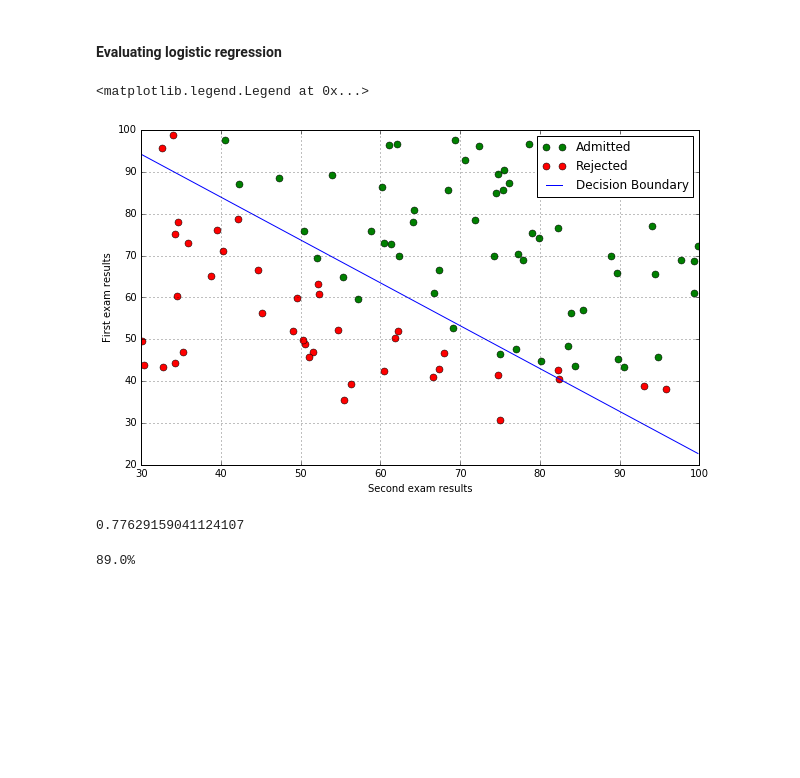
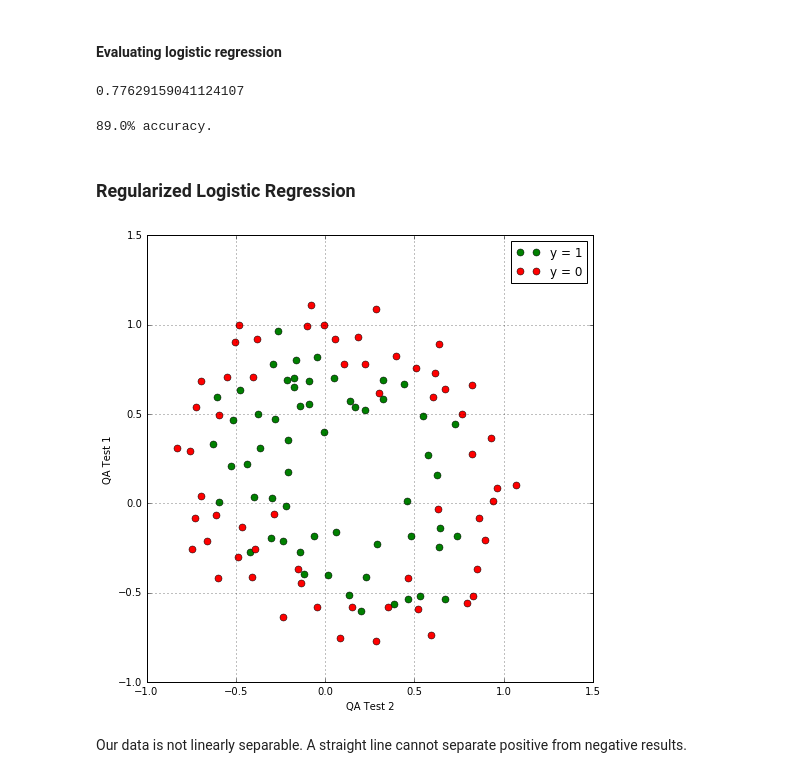
Before and after one commit to biroc/ml-coursera, a Jupyter notebook: Logistic Regression/ex2.ipynb, the cells around one changed output. Saved outputs shown, nothing was run; the diff lists cells and outputs as text; code cells hidden in the pictures; blank space fills up the shorter version.

Commit message:
regularized logistic regression

```diff
--- a/Logistic Regression/ex2.ipynb
+++ b/Logistic Regression/ex2.ipynb
@@ -97,14 +97,12 @@ print compute_cost(optimum_weights, X, Y)
 #### Evaluating logistic regression
 # %%
 # Initially plot decision boundry
-plot_x = np.array([np.min(X[:,1]), np.max(X[:,1])])
-plot_y = (-1./optimum_weights[2])*(optimum_weights[0] + optimum_weights[1]*plot_x)
-plot()
-plt.plot(plot_x,plot_y,'b-',label='Decision Boundary')
-plt.legend()
+def plot():
+    plot_x = np.array([np.min(X[:,1]), np.max(X[:,1])])
+    plot_y = (-1./optimum_weights[2])*(optimum_weights[0] + optimum_weights[1]*plot_x)
+    plot()
+    plt.plot(plot_x,plot_y,'b-',label='Decision Boundary')
+    plt.legend()
-# %% [output]
-<matplotlib.legend.Legend at 0x...>
-[figure, removed]
 # %%
 """
 After learning the parameters, you can use the model to predict
@@ -132,6 +130,36 @@ total_correct = correct_positives + correct_negatives
 total_results = len(admitted) + len(rejected)
 correct = float(total_correct) / total_results
 
-print str(correct * 100) + "%"
+print str(correct * 100) + "% accuracy."
 # %% [output]
-89.0%
+89.0% accuracy.
+# %% [markdown]
+### Regularized Logistic Regression
+# %%
+# Load and plot data
+data = 'ex2/ex2data2.txt'
+reglogdata = np.loadtxt(data, delimiter=',',unpack=True,usecols=(0,1,2))
+
+X = np.transpose(np.array(reglogdata[:-1]))
+Y = np.transpose(np.array(reglogdata[-1:]))
+
+m = len(Y)
+
+# Insert column of 1s
+X = np.insert(X,0,1,axis=1)
+# %%
+accepted = np.array([X[i] for i in range(len(X)) if Y[i] == 1])
+rejected = np.array([X[i] for i in range(len(X)) if Y[i] == 0])
+
+plt.figure(figsize=(8,8))
+plt.plot(accepted[:,1],accepted[:,2],'go',markersize=7, label="y = 1")
+plt.plot(rejected[:,1],rejected[:,2],'ro', markersize=7, label="y = 0")
+plt.ylabel('QA Test 1')
+plt.xlabel('QA Test 2')
+plt.legend(loc='upper right')
+plt.legend()
+plt.grid(True)
+# %% [output]
+[figure, added]
+# %% [markdown]
+Our data is not linearly separable. A straight line cannot separate positive from negative results.
```
Also changed, not shown: parts of 8 cells of this notebook.
